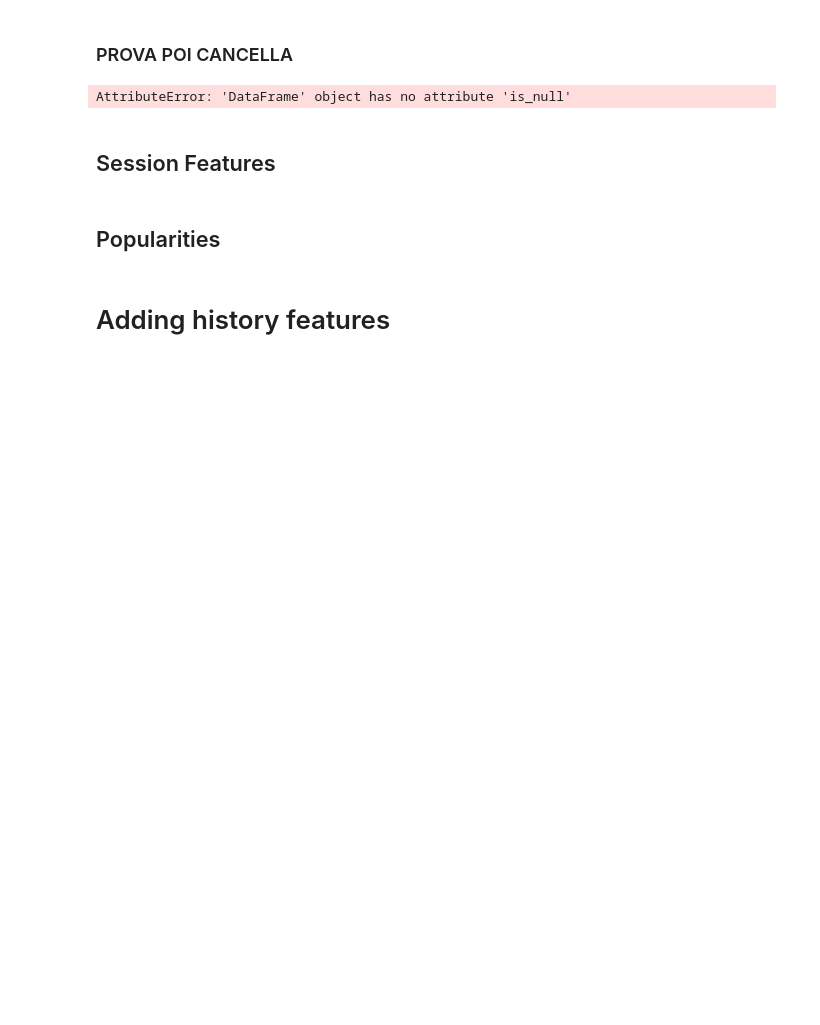
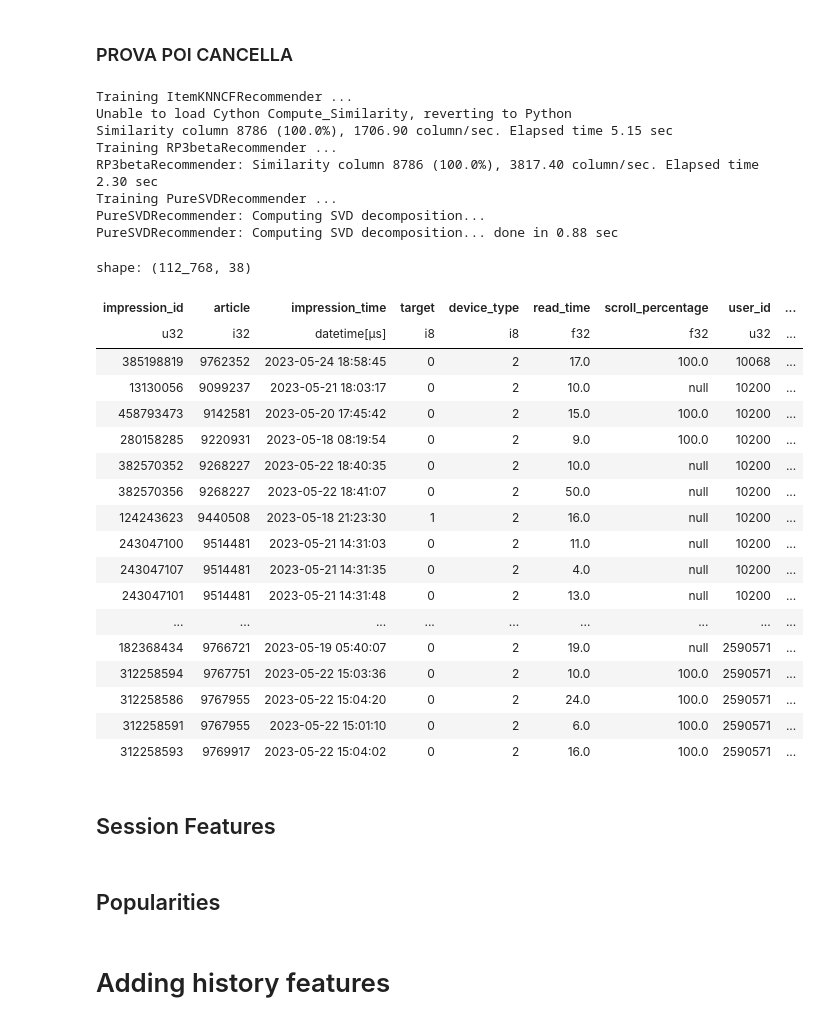
Before and after one commit to recsyspolimi/recsys-challenge-2024-ekstrabladet, a Jupyter notebook: src/catboost-urm (1).ipynb, the cells around one changed output. Saved outputs shown, nothing was run; the diff lists cells and outputs as text; code cells hidden in the pictures; blank space fills up the shorter version.

```diff
--- a/src/catboost-urm (1).ipynb
+++ b/src/catboost-urm (1).ipynb
@@ -365,11 +365,37 @@ shape: (5, 33)
 # %%
 from polimi.utils._catboost import add_other_rec_features
 # %%
-algorithms = ["ItemKNNCFRecommender", "RP3betaRecommender"]
-new_ds = add_other_rec_features(ds=train_ds, algorithms=algorithms,is_testset=False,history_train=history_train, behaviors_train=behaviors_train,history_val=history_val,behaviors_val=behaviors_val, evaluate=True)
+algorithms = ["ItemKNNCFRecommender", "RP3betaRecommender", "PureSVDRecommender"]
+new_ds = add_other_rec_features(ds=train_ds, algorithms=algorithms,is_testset=True,history_train=history_train, behaviors_train=behaviors_train,history_val=history_val,behaviors_val=behaviors_val, evaluate=False)
 new_ds
 # %% [output]
-AttributeError: 'DataFrame' object has no attribute 'is_null'
+Training ItemKNNCFRecommender ...
+Unable to load Cython Compute_Similarity, reverting to Python
+Similarity column 8786 (100.0%), 1706.90 column/sec. Elapsed time 5.15 sec
+Training RP3betaRecommender ...
+RP3betaRecommender: Similarity column 8786 (100.0%), 3817.40 column/sec. Elapsed time 2.30 sec
+Training PureSVDRecommender ...
+PureSVDRecommender: Computing SVD decomposition...
+PureSVDRecommender: Computing SVD decomposition... done in 0.88 sec
+shape: (112_768, 38)
+| impression_id | article | impression_time | target | device_type | read_time | scroll_percentage | user_id | ... |
+| u32 | i32 | datetime[μs] | i8 | i8 | f32 | f32 | u32 | ... |
+| 385198819 | 9762352 | 2023-05-24 18:58:45 | 0 | 2 | 17.0 | 100.0 | 10068 | ... |
+| 13130056 | 9099237 | 2023-05-21 18:03:17 | 0 | 2 | 10.0 | null | 10200 | ... |
+| 458793473 | 9142581 | 2023-05-20 17:45:42 | 0 | 2 | 15.0 | 100.0 | 10200 | ... |
+| 280158285 | 9220931 | 2023-05-18 08:19:54 | 0 | 2 | 9.0 | 100.0 | 10200 | ... |
+| 382570352 | 9268227 | 2023-05-22 18:40:35 | 0 | 2 | 10.0 | null | 10200 | ... |
+| 382570356 | 9268227 | 2023-05-22 18:41:07 | 0 | 2 | 50.0 | null | 10200 | ... |
+| 124243623 | 9440508 | 2023-05-18 21:23:30 | 1 | 2 | 16.0 | null | 10200 | ... |
+| 243047100 | 9514481 | 2023-05-21 14:31:03 | 0 | 2 | 11.0 | null | 10200 | ... |
+| 243047107 | 9514481 | 2023-05-21 14:31:35 | 0 | 2 | 4.0 | null | 10200 | ... |
+| 243047101 | 9514481 | 2023-05-21 14:31:48 | 0 | 2 | 13.0 | null | 10200 | ... |
+| ... | ... | ... | ... | ... | ... | ... | ... | ... |
+| 182368434 | 9766721 | 2023-05-19 05:40:07 | 0 | 2 | 19.0 | null | 2590571 | ... |
+| 312258594 | 9767751 | 2023-05-22 15:03:36 | 0 | 2 | 10.0 | 100.0 | 2590571 | ... |
+| 312258586 | 9767955 | 2023-05-22 15:04:20 | 0 | 2 | 24.0 | 100.0 | 2590571 | ... |
+| 312258591 | 9767955 | 2023-05-22 15:01:10 | 0 | 2 | 6.0 | 100.0 | 2590571 | ... |
+| 312258593 | 9769917 | 2023-05-22 15:04:02 | 0 | 2 | 16.0 | 100.0 | 2590571 | ... |
 # %% [markdown]
 ## Session Features
 # %%
```
Also changed, not shown: parts of 8 cells of this notebook, 1 other file.
